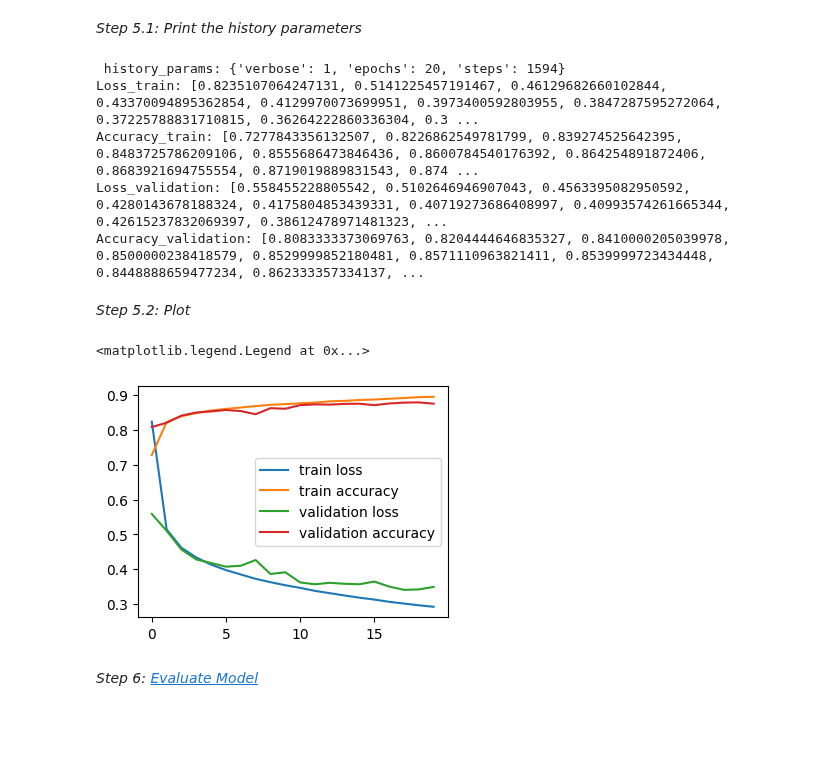
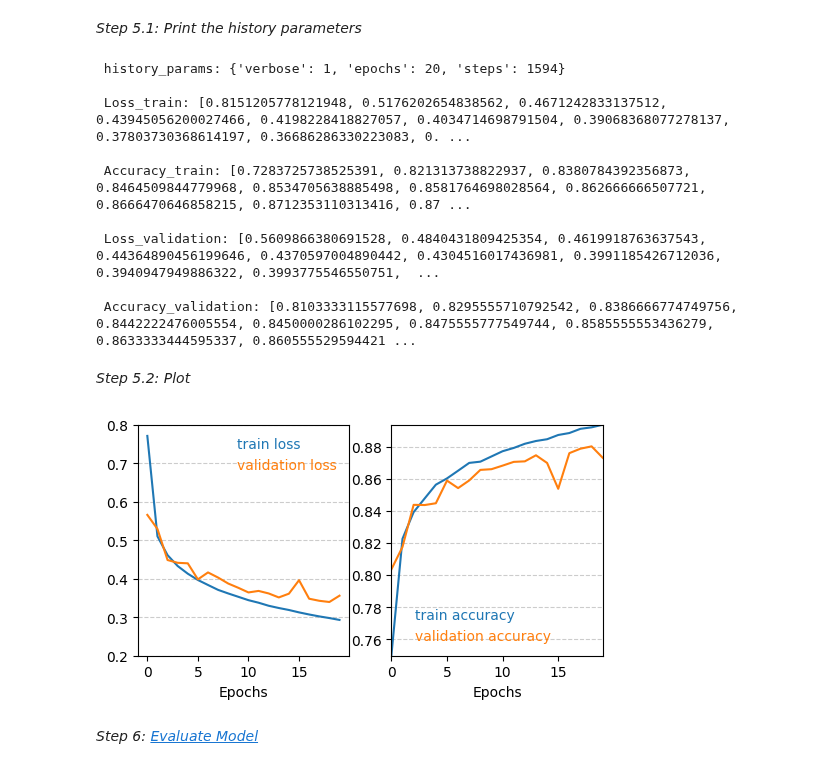
Before and after one commit to RezaSaadatyar/Deep-Learning-in-python, a Jupyter notebook: Optimizer/Optimizer_DL.ipynb, the cells around one changed output. Drawn from its saved outputs; the diff is of its cells as text; code cells hidden in the pictures; blank space fills up the shorter version.

```diff
--- a/Optimizer/Optimizer_DL.ipynb
+++ b/Optimizer/Optimizer_DL.ipynb
@@ -9,3 +11,23 @@ import matplotlib.pyplot as plt
+# %%
+def plot_history(history_train, fig_size=(5,3)):
+
+  _, axs = plt.subplots(nrows=1, ncols=2, figsize=fig_size)
+
+  axs[0].plot(history_train.history["loss"], label="train loss")
+  axs[0].plot(history_train.history["val_loss"], label="validation loss")
+  axs[0].set_xlabel("Epochs", fontsize=10)
+  axs[0].legend(fontsize=10, ncol=1, frameon=False, loc='best', labelcolor='linecolor', handlelength=0)
+  axs[0].grid(visible="on", which="major", axis="y", alpha=0.4, color="gray", linestyle="--")
+  axs[0].set_yticks(np.round(axs[0].get_yticks(),2))
+
+  axs[1].plot(history_train.history["accuracy"], label="train accuracy")
+  axs[1].plot(history_train.history["val_accuracy"], label="validation accuracy")
+  axs[1].set_xlabel("Epochs", fontsize=10)
+  axs[1].legend(fontsize=10, ncol=1, frameon=False, loc='best', labelcolor='linecolor', handlelength=0)
+  axs[1].grid(visible="on", which="major", axis="y", alpha=0.4, color="gray", linestyle="--")
+  axs[1].set_yticks(np.round(axs[1].get_yticks(),2))
+
+  plt.autoscale(enable=True, axis="both", tight=True)
 # %% [markdown]
 *Step 1. Load data*<br/>
 Path data: C:\Users\name pc\.keras<br/>
@@ -154,28 +176,26 @@ Epoch 20/20
 *Step 5.1: Print the history parameters*
 # %%
 print(f" history_params: {history_train.params}")
-print(f"Loss_train: {history_train.history['loss']}")                              # print(f"history.history: {history.history}")
-print(f"Accuracy_train: {history_train.history['accuracy']}")
-print(f"Loss_validation: {history_train.history['val_loss']}")
-print(f"Accuracy_validation: {history_train.history['val_accuracy']}")
+print(f"\n Loss_train: {history_train.history['loss']}")                              # print(f"history.history: {history.history}")
+print(f"\n Accuracy_train: {history_train.history['accuracy']}")
+print(f"\n Loss_validation: {history_train.history['val_loss']}")
+print(f"\n Accuracy_validation: {history_train.history['val_accuracy']}")
 # %% [output]
  history_params: {'verbose': 1, 'epochs': 20, 'steps': 1594}
-Loss_train: [0.8235107064247131, 0.5141225457191467, 0.46129682660102844, 0.43370094895362854, 0.4129970073699951, 0.3973400592803955, 0.3847287595272064, 0.37225788831710815, 0.36264222860336304, 0.3 ...
-Accuracy_train: [0.7277843356132507, 0.8226862549781799, 0.839274525642395, 0.8483725786209106, 0.8555686473846436, 0.8600784540176392, 0.864254891872406, 0.8683921694755554, 0.8719019889831543, 0.874 ...
-Loss_validation: [0.558455228805542, 0.5102646946907043, 0.4563395082950592, 0.4280143678188324, 0.4175804853439331, 0.40719273686408997, 0.40993574261665344, 0.42615237832069397, 0.38612478971481323, ...
-Accuracy_validation: [0.8083333373069763, 0.8204444646835327, 0.8410000205039978, 0.8500000238418579, 0.8529999852180481, 0.8571110963821411, 0.8539999723434448, 0.8448888659477234, 0.862333357334137, ...
+
+ Loss_train: [0.8151205778121948, 0.5176202654838562, 0.4671242833137512, 0.43945056200027466, 0.4198228418827057, 0.4034714698791504, 0.39068368077278137, 0.37803730368614197, 0.36686286330223083, 0. ...
+
+ Accuracy_train: [0.7283725738525391, 0.821313738822937, 0.8380784392356873, 0.8464509844779968, 0.8534705638885498, 0.8581764698028564, 0.862666666507721, 0.8666470646858215, 0.8712353110313416, 0.87 ...
+
+ Loss_validation: [0.5609866380691528, 0.4840431809425354, 0.4619918763637543, 0.44364890456199646, 0.4370597004890442, 0.4304516017436981, 0.3991185426712036, 0.3940947949886322, 0.3993775546550751,  ...
+
+ Accuracy_validation: [0.8103333115577698, 0.8295555710792542, 0.8386666774749756, 0.8442222476005554, 0.8450000286102295, 0.8475555777549744, 0.8585555553436279, 0.8633333444595337, 0.860555529594421 ...
 # %% [markdown]
 *Step 5.2: Plot*
-# %%
-fig, ax = plt.subplots(figsize=(4, 3))
-ax.plot(history_train.history["loss"], label="train loss")
-ax.plot(history_train.history["accuracy"], label="train accuracy")
-ax.plot(history_train.history["val_loss"], label="validation loss")
-ax.plot(history_train.history["val_accuracy"], label="validation accuracy")
-ax.legend()
-# %% [output]
-<matplotlib.legend.Legend at 0x...>
-[figure, removed]
+# %%
+plot_history(history_train, fig_size=(6,3))
+# %% [output]
+[figure, added]
 # %% [markdown]
 *Step 6: [Evaluate Model](https://keras.io/api/models/model_training_apis/)*
 # %%
```
Also changed, not shown: parts of 20 cells of this notebook.
